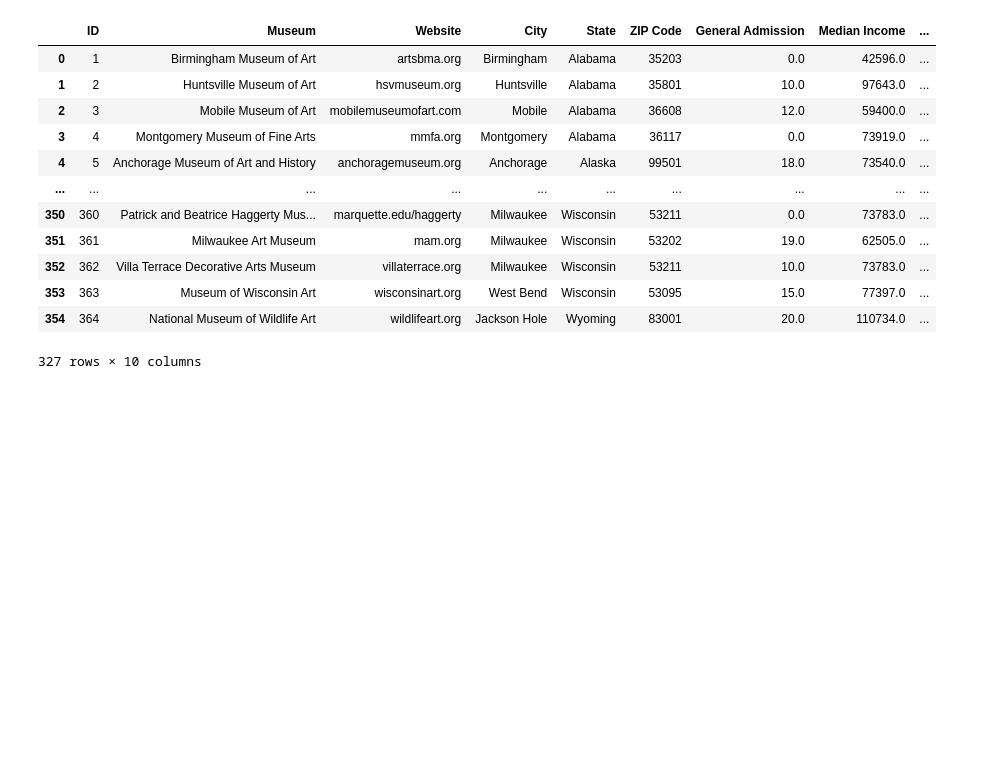
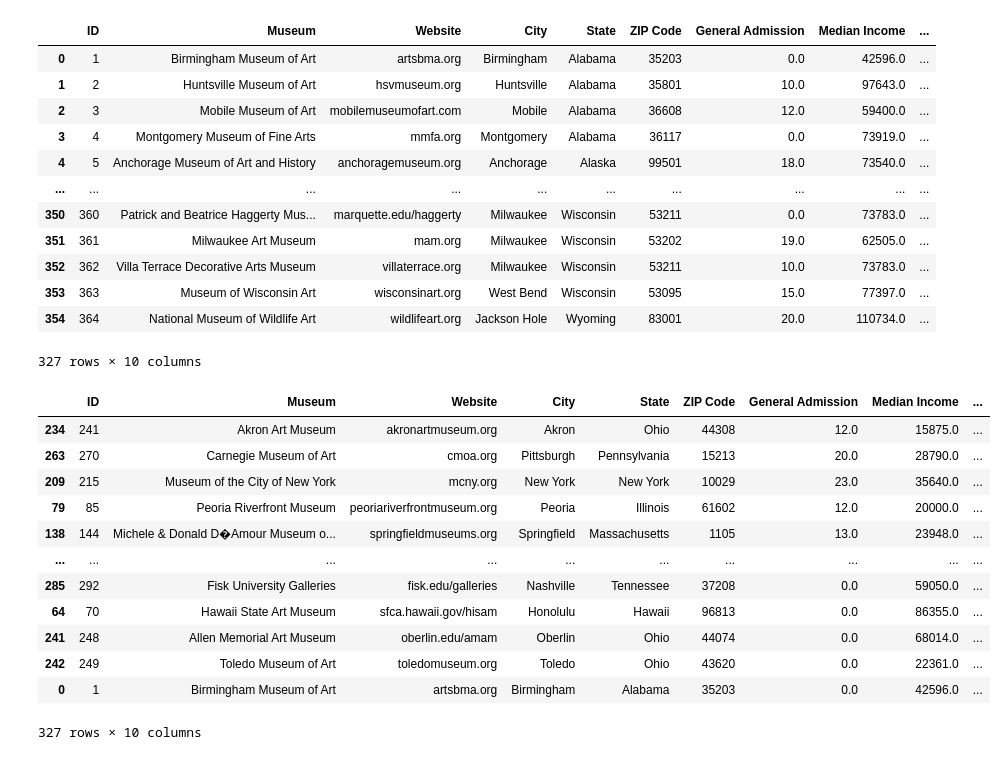
Before and after one commit to krduva02/Accessing-Art-Museums, a Jupyter notebook: Accessing Art Museums.ipynb, the cells around one changed output. Cells and saved outputs as stored; diff of their text form; code cells hidden in the pictures; blank space fills up the shorter version.

```diff
--- a/Accessing Art Museums.ipynb
+++ b/Accessing Art Museums.ipynb
@@ -285,3 +285,21 @@ df
 | 353 | 363 | Museum of Wisconsin Art | wisconsinart.org | West Bend | Wisconsin | 53095 | 15.0 | 77397.0 | ... |
 | 354 | 364 | National Museum of Wildlife Art | wildlifeart.org | Jackson Hole | Wyoming | 83001 | 20.0 | 110734.0 | ... |
 327 rows × 10 columns
+# %%
+# sort by Index
+df = df.sort_values(['Index'], ascending=False)
+df
+# %% [output]
+|  | ID | Museum | Website | City | State | ZIP Code | General Admission | Median Income | ... |
+| 234 | 241 | Akron Art Museum | akronartmuseum.org | Akron | Ohio | 44308 | 12.0 | 15875.0 | ... |
+| 263 | 270 | Carnegie Museum of Art | cmoa.org | Pittsburgh | Pennsylvania | 15213 | 20.0 | 28790.0 | ... |
+| 209 | 215 | Museum of the City of New York | mcny.org | New York | New York | 10029 | 23.0 | 35640.0 | ... |
+| 79 | 85 | Peoria Riverfront Museum | peoriariverfrontmuseum.org | Peoria | Illinois | 61602 | 12.0 | 20000.0 | ... |
+| 138 | 144 | Michele & Donald D�Amour Museum o... | springfieldmuseums.org | Springfield | Massachusetts | 1105 | 13.0 | 23948.0 | ... |
+| ... | ... | ... | ... | ... | ... | ... | ... | ... | ... |
+| 285 | 292 | Fisk University Galleries | fisk.edu/galleries | Nashville | Tennessee | 37208 | 0.0 | 59050.0 | ... |
+| 64 | 70 | Hawaii State Art Museum | sfca.hawaii.gov/hisam | Honolulu | Hawaii | 96813 | 0.0 | 86355.0 | ... |
+| 241 | 248 | Allen Memorial Art Museum | oberlin.edu/amam | Oberlin | Ohio | 44074 | 0.0 | 68014.0 | ... |
+| 242 | 249 | Toledo Museum of Art | toledomuseum.org | Toledo | Ohio | 43620 | 0.0 | 22361.0 | ... |
+| 0 | 1 | Birmingham Museum of Art | artsbma.org | Birmingham | Alabama | 35203 | 0.0 | 42596.0 | ... |
+327 rows × 10 columns
```
Also changed, not shown: parts of 1 cell of this notebook, 1 other file.
